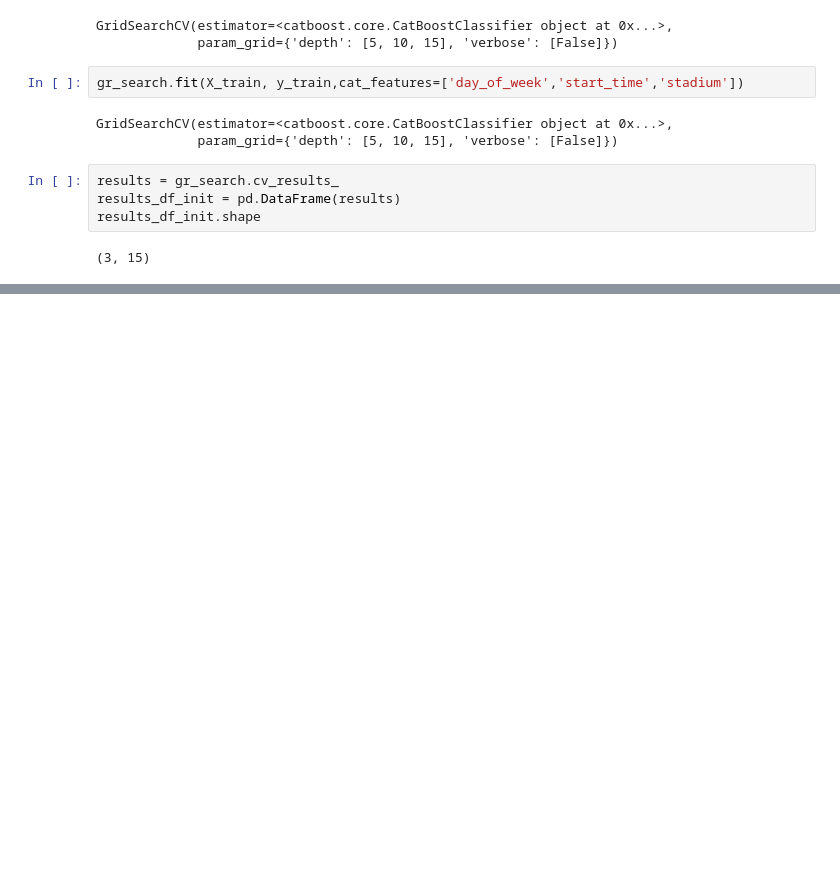
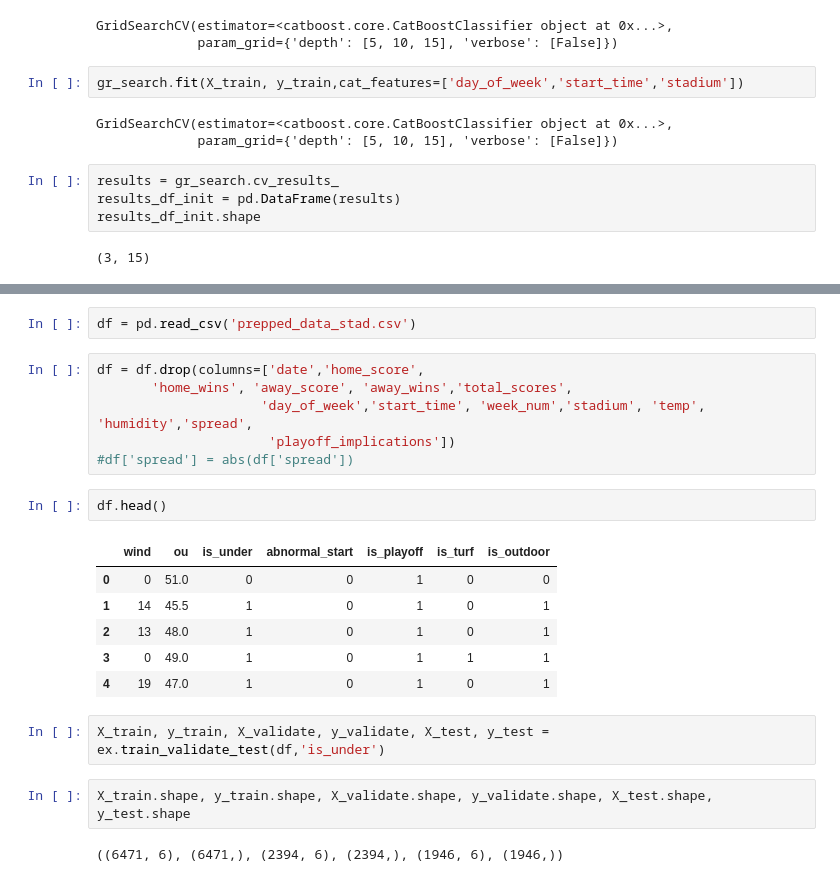
Before and after one commit to Project-Over-Under/Over_Under, a Jupyter notebook: MODEL/model_r_round3.ipynb, the cells around one changed output, grey strips where cells are left out. Saved outputs shown, nothing was run; the diff lists cells and outputs as text; blank space fills up the shorter version.

```diff
--- a/MODEL/model_r_round3.ipynb
+++ b/MODEL/model_r_round3.ipynb
@@ -120,0 +217,23 @@ results_df_init.sort_values(by='rank_test_score').head()
+# %%
+df = pd.read_csv('prepped_data_stad.csv')
+# %%
+df = df.drop(columns=['date','home_score',
+       'home_wins', 'away_score', 'away_wins','total_scores',
+                     'day_of_week','start_time', 'week_num','stadium', 'temp', 'humidity','spread',
+                      'playoff_implications'])
+#df['spread'] = abs(df['spread'])
+# %%
+df.head()
+# %% [output]
+|  | wind | ou | is_under | abnormal_start | is_playoff | is_turf | is_outdoor |
+| 0 | 0 | 51.0 | 0 | 0 | 1 | 0 | 0 |
+| 1 | 14 | 45.5 | 1 | 0 | 1 | 0 | 1 |
+| 2 | 13 | 48.0 | 1 | 0 | 1 | 0 | 1 |
+| 3 | 0 | 49.0 | 1 | 0 | 1 | 1 | 1 |
+| 4 | 19 | 47.0 | 1 | 0 | 1 | 0 | 1 |
+# %%
+X_train, y_train, X_validate, y_validate, X_test, y_test = ex.train_validate_test(df,'is_under')
+# %%
+X_train.shape, y_train.shape, X_validate.shape, y_validate.shape, X_test.shape, y_test.shape
+# %% [output]
+((6471, 6), (6471,), (2394, 6), (2394,), (1946, 6), (1946,))
```
Also changed, not shown: parts of 76 cells of this notebook, 2 other files.
